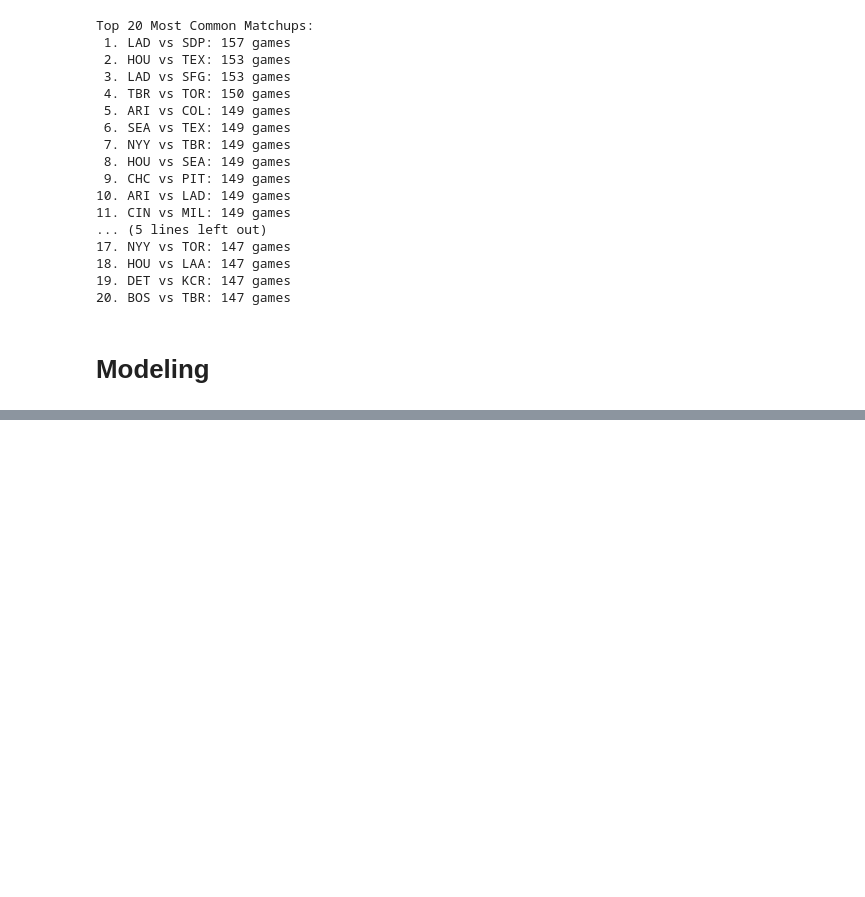
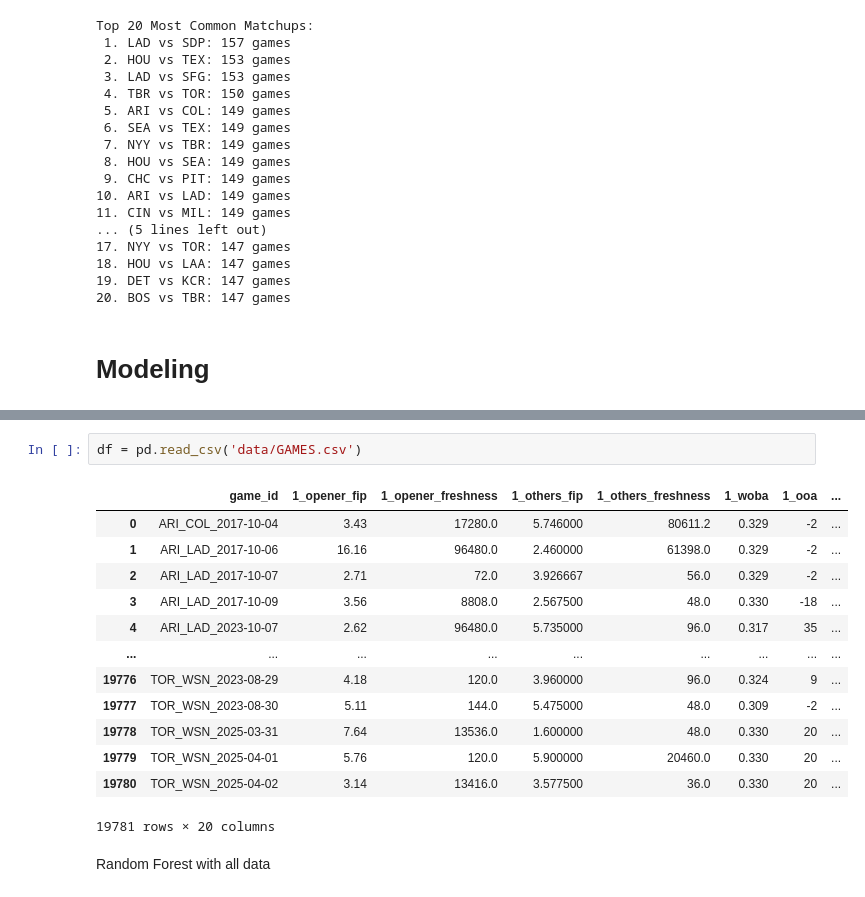
Before and after one commit to jackdpond/snare_algo, a Jupyter notebook: turn-in-notebook.ipynb, the cells around one changed output, grey strips where cells are left out. Drawn from its saved outputs; the diff is of its cells as text; blank space fills up the shorter version.

```diff
--- a/turn-in-notebook.ipynb
+++ b/turn-in-notebook.ipynb
@@ -621,0 +640,18 @@ Top 20 Most Common Matchups:
+# %%
+df = pd.read_csv('data/GAMES.csv')
+# %% [output]
+|  | game_id | 1_opener_fip | 1_opener_freshness | 1_others_fip | 1_others_freshness | 1_woba | 1_ooa | ... |
+| 0 | ARI_COL_2017-10-04 | 3.43 | 17280.0 | 5.746000 | 80611.2 | 0.329 | -2 | ... |
+| 1 | ARI_LAD_2017-10-06 | 16.16 | 96480.0 | 2.460000 | 61398.0 | 0.329 | -2 | ... |
+| 2 | ARI_LAD_2017-10-07 | 2.71 | 72.0 | 3.926667 | 56.0 | 0.329 | -2 | ... |
+| 3 | ARI_LAD_2017-10-09 | 3.56 | 8808.0 | 2.567500 | 48.0 | 0.330 | -18 | ... |
+| 4 | ARI_LAD_2023-10-07 | 2.62 | 96480.0 | 5.735000 | 96.0 | 0.317 | 35 | ... |
+| ... | ... | ... | ... | ... | ... | ... | ... | ... |
+| 19776 | TOR_WSN_2023-08-29 | 4.18 | 120.0 | 3.960000 | 96.0 | 0.324 | 9 | ... |
+| 19777 | TOR_WSN_2023-08-30 | 5.11 | 144.0 | 5.475000 | 48.0 | 0.309 | -2 | ... |
+| 19778 | TOR_WSN_2025-03-31 | 7.64 | 13536.0 | 1.600000 | 48.0 | 0.330 | 20 | ... |
+| 19779 | TOR_WSN_2025-04-01 | 5.76 | 120.0 | 5.900000 | 20460.0 | 0.330 | 20 | ... |
+| 19780 | TOR_WSN_2025-04-02 | 3.14 | 13416.0 | 3.577500 | 36.0 | 0.330 | 20 | ... |
+19781 rows × 20 columns
+# %% [markdown]
+Random Forest with all data
```
Also changed, not shown: parts of 14 cells of this notebook, 5 other files.
